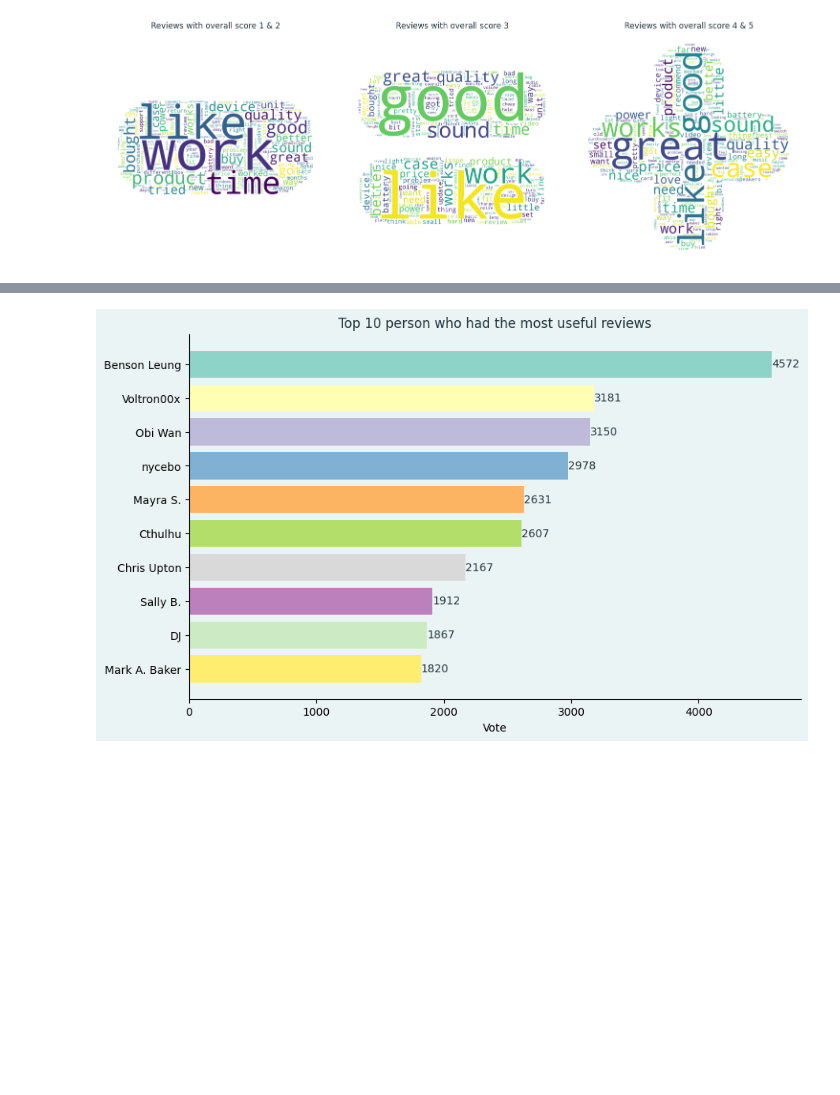
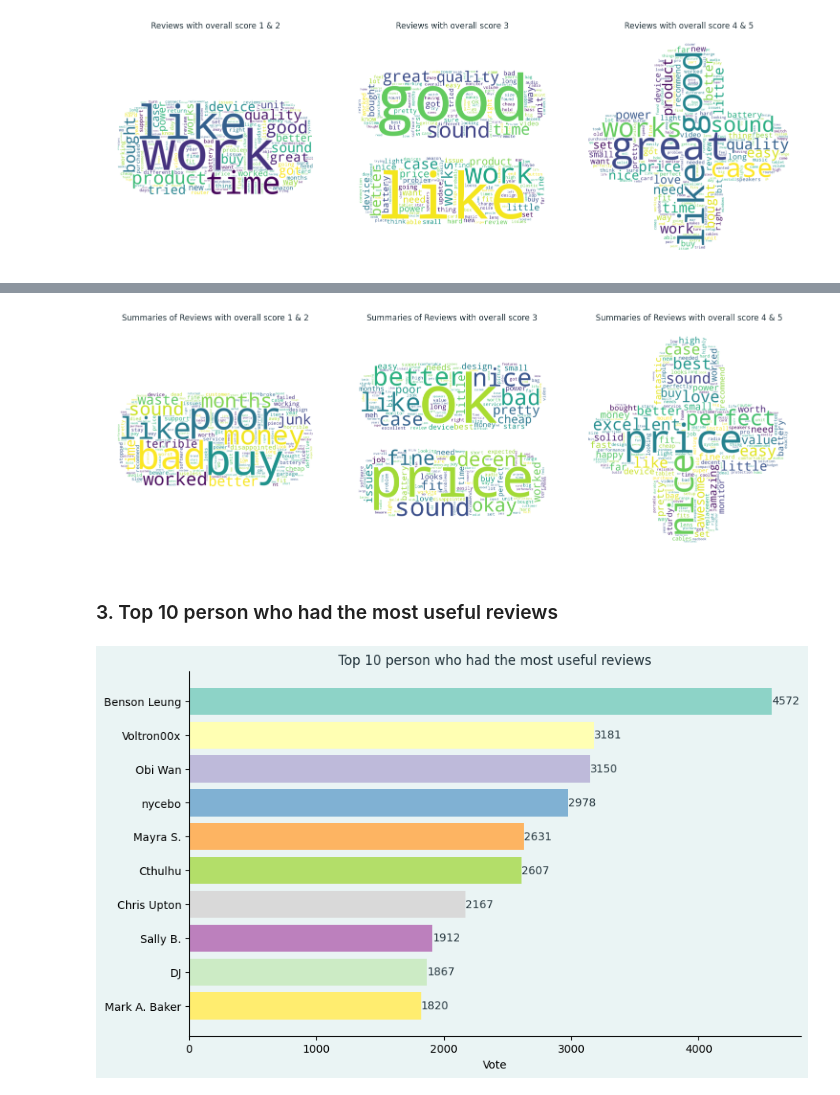
Before and after one commit to mr-robot77/Quera_G11-Project3, a Jupyter notebook: Problem2-Sentiment Analysis-NLP/section1.ipynb, the cells around one changed output, grey strips where cells are left out. Saved outputs shown, nothing was run; the diff lists cells and outputs as text; code cells hidden in the pictures; blank space fills up the shorter version.

```diff
--- a/Problem2-Sentiment Analysis-NLP/section1.ipynb
+++ b/Problem2-Sentiment Analysis-NLP/section1.ipynb
@@ -250,3 +432,24 @@ plt.show()
+# %%
+fig, axs = plt.subplots(1, 3, figsize=(15, 10))
+
+axs[0].imshow(wordcloud_bad_summary_shape, interpolation="bilinear")
+axs[0].set_title("Summaries of Reviews with overall score 1 & 2", color="#22333b", fontsize=12)
+axs[0].axis("off")
+
+axs[1].imshow(wordcloud_soso_summary_shape, interpolation="bilinear")
+axs[1].set_title("Summaries of Reviews with overall score 3", color="#22333b", fontsize=12)
+axs[1].axis("off")
+
+axs[2].imshow(wordcloud_good_summary_shape, interpolation="bilinear")
+axs[2].set_title("Summaries of Reviews with overall score 4 & 5", color="#22333b", fontsize=12)
+axs[2].axis("off")
+
+plt.tight_layout()
+plt.show()
+# %% [output]
+[figure, added]
+# %% [markdown]
+<h3>3. Top 10 person who had the most useful reviews</h3>
 # %%
 df = data.dropna(subset=["vote"])
 df["vote"] = (
```
Also changed, not shown: parts of 20 cells of this notebook.
